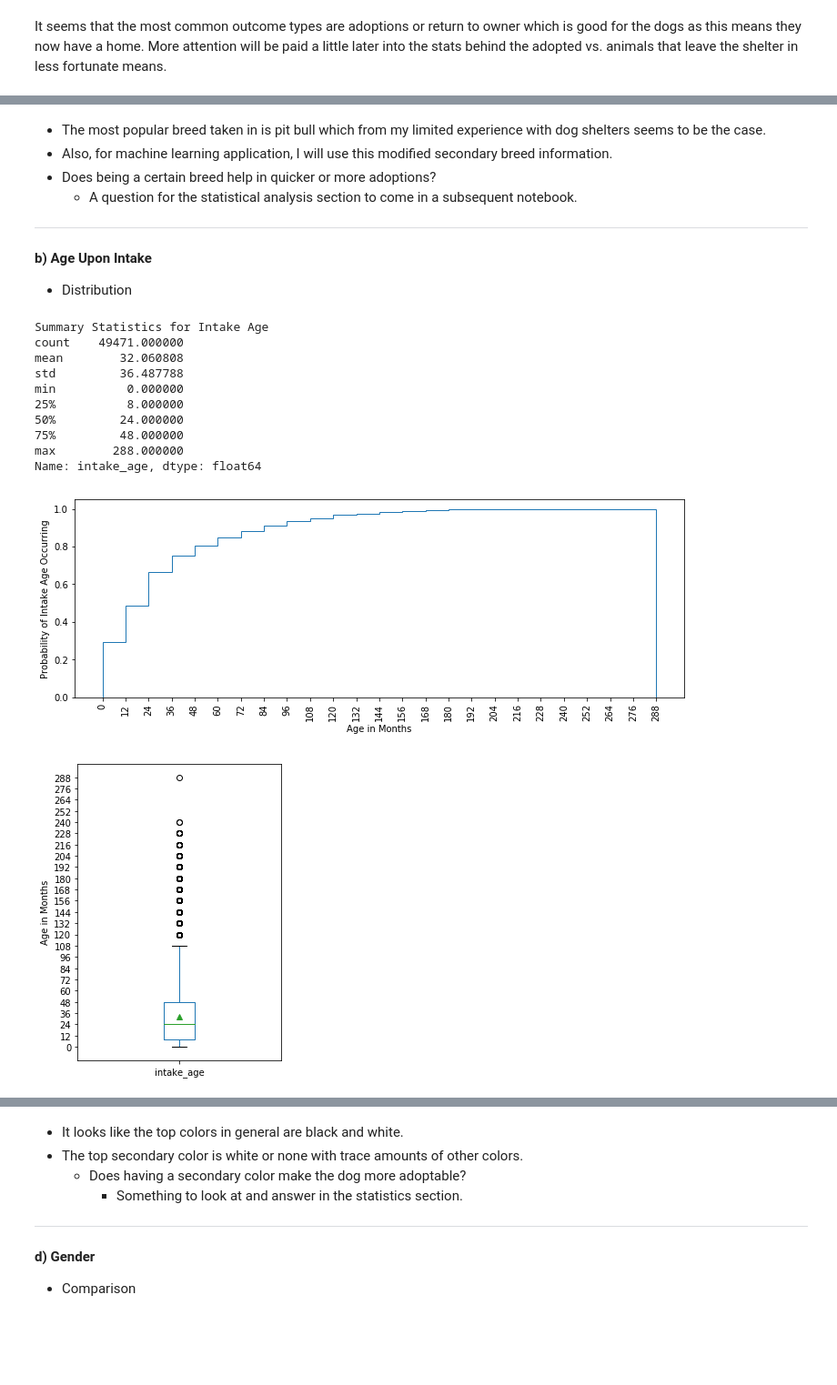
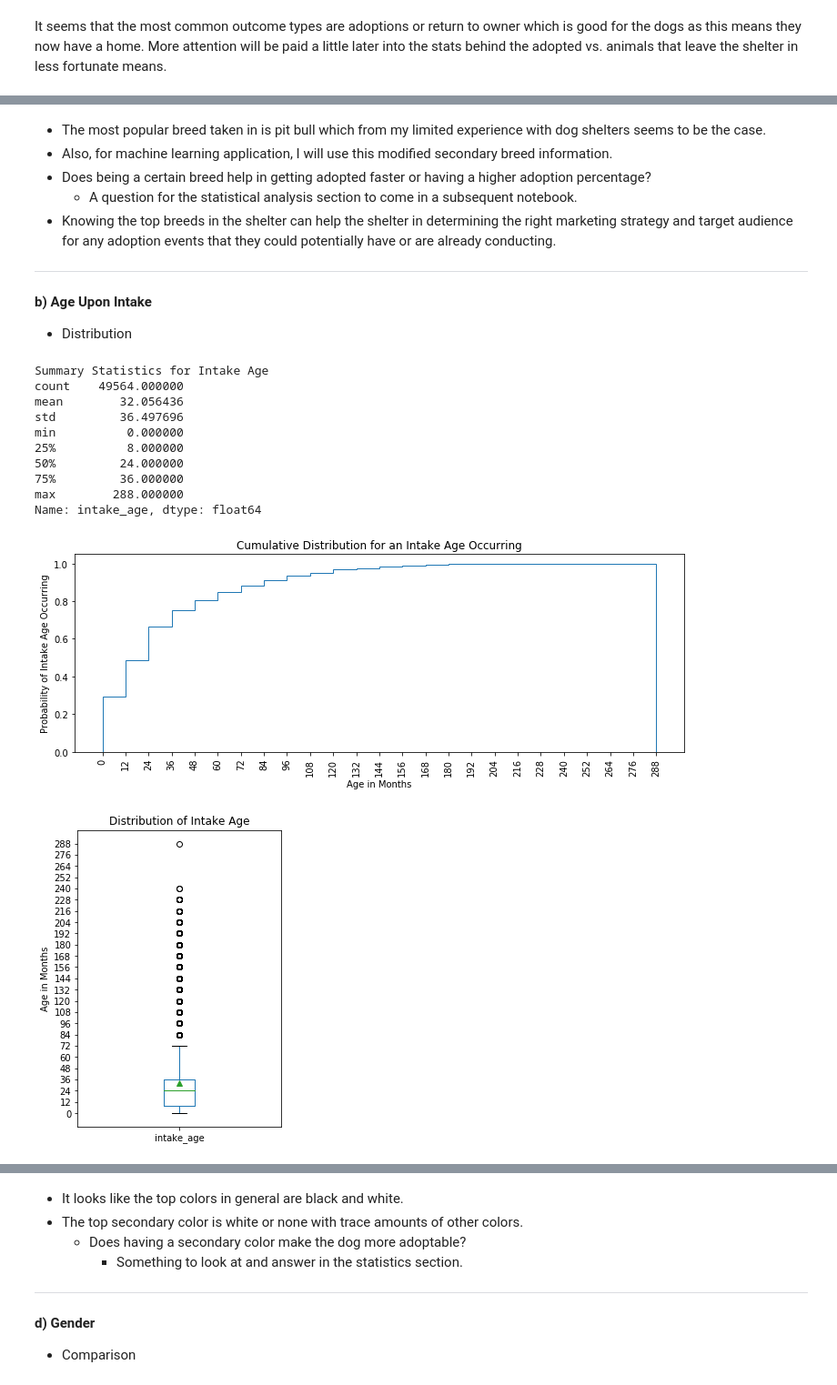
Before and after one commit to chill7627/Adoptable-Animals, a Jupyter notebook: IPYNBs/Adoptable Animals Exploratory Data Analysis.ipynb, the cells around one changed output, grey strips where cells are left out. Shown at 91% size. Drawn from its saved outputs; the diff is of its cells as text; code cells hidden in the pictures; blank space fills up the shorter version.

```diff
--- a/IPYNBs/Adoptable Animals Exploratory Data Analysis.ipynb
+++ b/IPYNBs/Adoptable Animals Exploratory Data Analysis.ipynb
@@ -290,8 +293,9 @@ plt.show()
 # %% [markdown]
 * The most popular breed taken in is pit bull which from my limited experience with dog shelters seems to be the case.
 * Also, for machine learning application, I will use this modified secondary breed information.
-* Does being a certain breed help in quicker or more adoptions?
+* Does being a certain breed help in getting adopted faster or having a higher adoption percentage?
     * A question for the statistical analysis section to come in a subsequent notebook.
+* Knowing the top breeds in the shelter can help the shelter in determining the right marketing strategy and target audience for any adoption events that they could potentially have or are already conducting.
 
 *****
 
@@ -300,37 +304,39 @@ plt.show()
 # %%
 #get the ages and plot the distribution
 #need to find min and max age etc.
 ages = dogs_join.intake_age
 print('Summary Statistics for Intake Age')
 print(ages.describe())
 
 #plot the distribution
 #cdf
 plt.figure(figsize=(12,4))
 ages.plot(kind='hist', normed = True, cumulative=True, histtype='step', bins=range(0,int(ages.max())+12,12))
 plt.xlabel('Age in Months')
 plt.ylabel('Probability of Intake Age Occurring')
 plt.xticks(range(0,int(ages.max())+12,12), rotation=90)
+plt.title('Cumulative Distribution for an Intake Age Occurring')
 plt.show()
 
 #plot boxplot
 plt.figure(figsize=(4,6))
 ages.plot(kind='box', showmeans=True)
 plt.ylabel('Age in Months')
 plt.yticks(range(0,int(ages.max())+12,12))
+plt.title('Distribution of Intake Age')
 plt.show()
 # %% [output]
 Summary Statistics for Intake Age
-count    49471.000000
-mean        32.060808
-std         36.487788
+count    49564.000000
+mean        32.056436
+std         36.497696
 min          0.000000
 25%          8.000000
 50%         24.000000
-75%         48.000000
+75%         36.000000
 max        288.000000
 Name: intake_age, dtype: float64
-[figure, old version]
+[figure, new version]
-[figure, old version]
+[figure, new version]
 # %% [markdown]
 * 80% of the dogs that come in are 5 years old or less, which is middle age for a dog.
```
Also changed, not shown: parts of 45 cells of this notebook, 1 other file.
